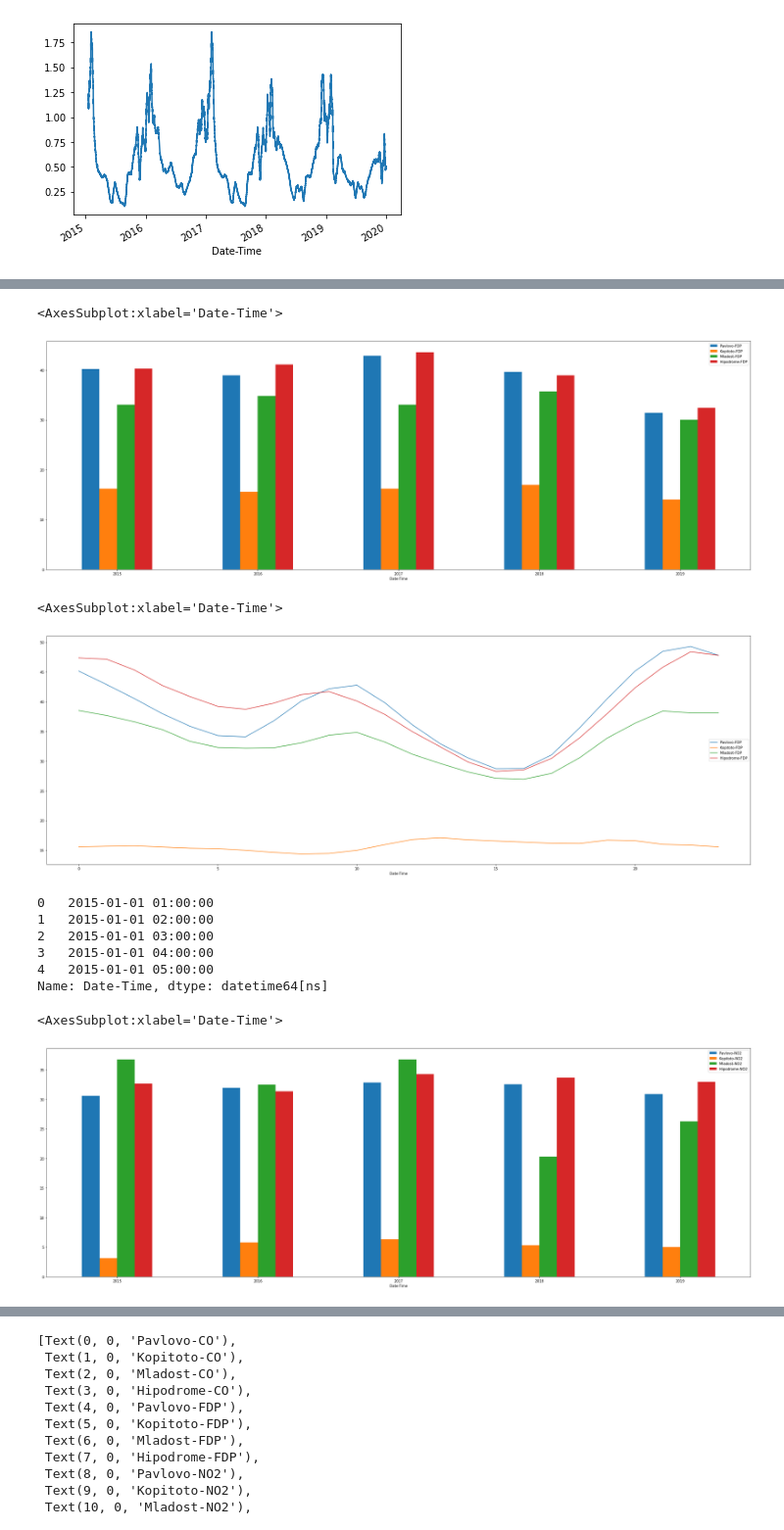
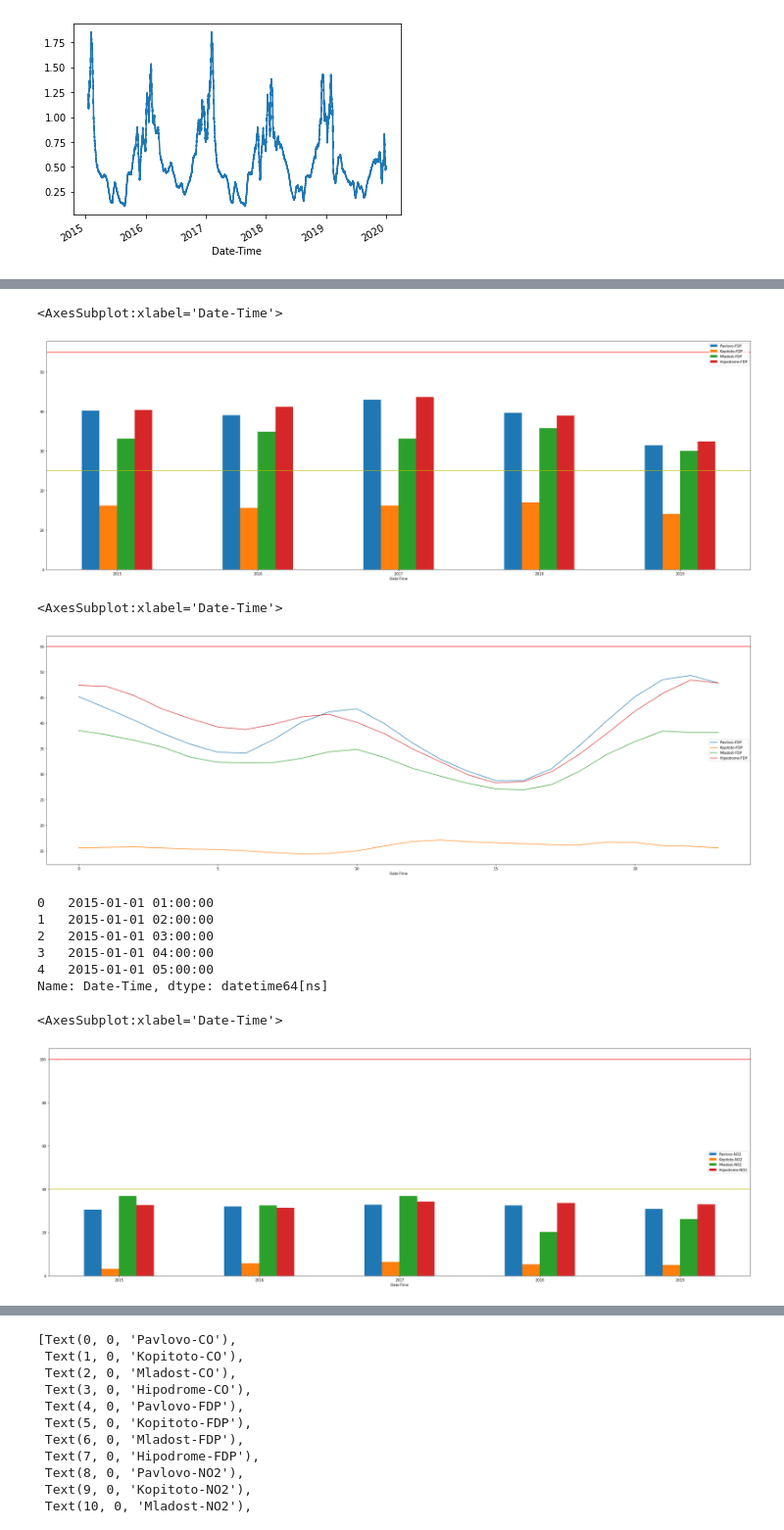
Before and after one commit to TsvetoslavVasev/BIgDataCourseProject, a Jupyter notebook: SofiaAirQuality.ipynb, the cells around one changed output, grey strips where cells are left out. Shown at 98% size. Cells and saved outputs as stored; diff of their text form; code cells hidden in the pictures.

```diff
--- a/SofiaAirQuality.ipynb
+++ b/SofiaAirQuality.ipynb
@@ -457,16 +463,19 @@ air_quality_df.groupby(air_quality_df["Date-Time"].dt.hour)["Pavlovo-CO", "Kopit
 # %%
 fig, axs = plt.subplots(figsize=(36, 12))
+plt.axhline(y=55, color='r', linestyle='-')
+plt.axhline(y=25, color='y', linestyle='-')
 air_quality_df.groupby(air_quality_df["Date-Time"].dt.year)["Pavlovo-FDP", "Kopitoto-FDP", "Mladost-FDP", "Hipodrome-FDP"].mean().plot(kind='bar', rot=0, ax=axs)
 # %% [output]
 <AxesSubplot:xlabel='Date-Time'>
-[figure, old version]
+[figure, new version]
 # %%
 
 fig, axs = plt.subplots(figsize=(36, 12))
+plt.axhline(y=55, color='r', linestyle='-')
 air_quality_df.groupby(air_quality_df["Date-Time"].dt.hour)["Pavlovo-FDP", "Kopitoto-FDP", "Mladost-FDP", "Hipodrome-FDP"].mean().plot(kind='line', rot=0, ax=axs)
 # %% [output]
 <AxesSubplot:xlabel='Date-Time'>
-[figure, old version]
+[figure, new version]
 # %%
 air_quality_df['Date-Time'].head()
 # %% [output]
@@ -478,10 +487,12 @@ air_quality_df['Date-Time'].head()
 Name: Date-Time, dtype: datetime64[ns]
 # %%
 fig, axs = plt.subplots(figsize=(36, 12))
+plt.axhline(y=100, color='r', linestyle='-')
+plt.axhline(y=40, color='y', linestyle='-')
 air_quality_df.groupby(air_quality_df["Date-Time"].dt.year)["Pavlovo-NO2", "Kopitoto-NO2", "Mladost-NO2", "Hipodrome-NO2"].mean().plot(kind='bar', rot=0, ax=axs)
 # %% [output]
 <AxesSubplot:xlabel='Date-Time'>
-[figure, old version]
+[figure, new version]
 # %%
 
 fig, axs = plt.subplots(figsize=(36, 12))
```
Also changed, not shown: parts of 13 cells of this notebook.
